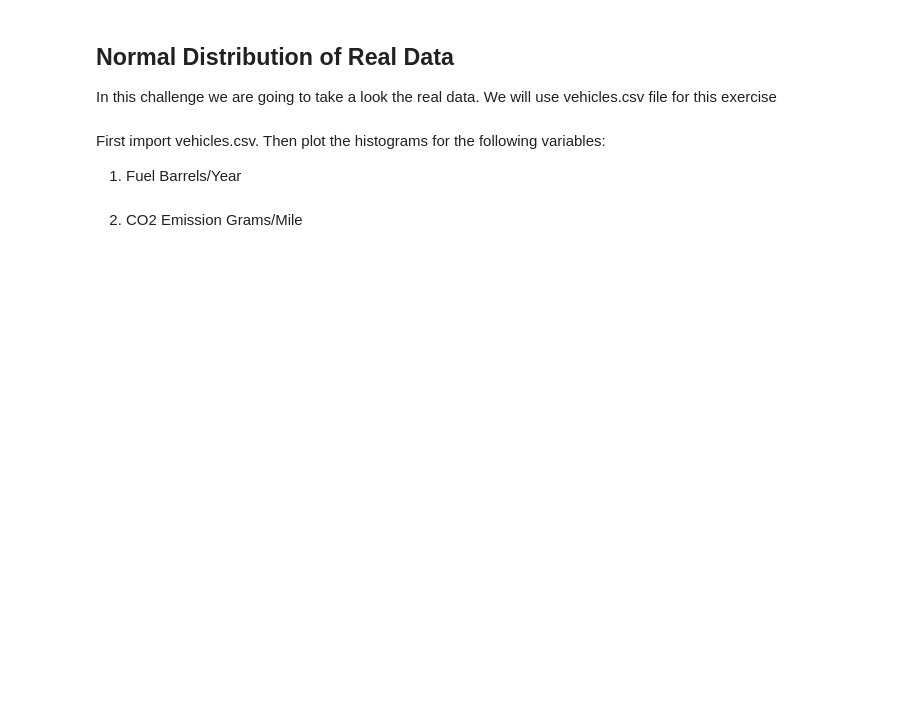
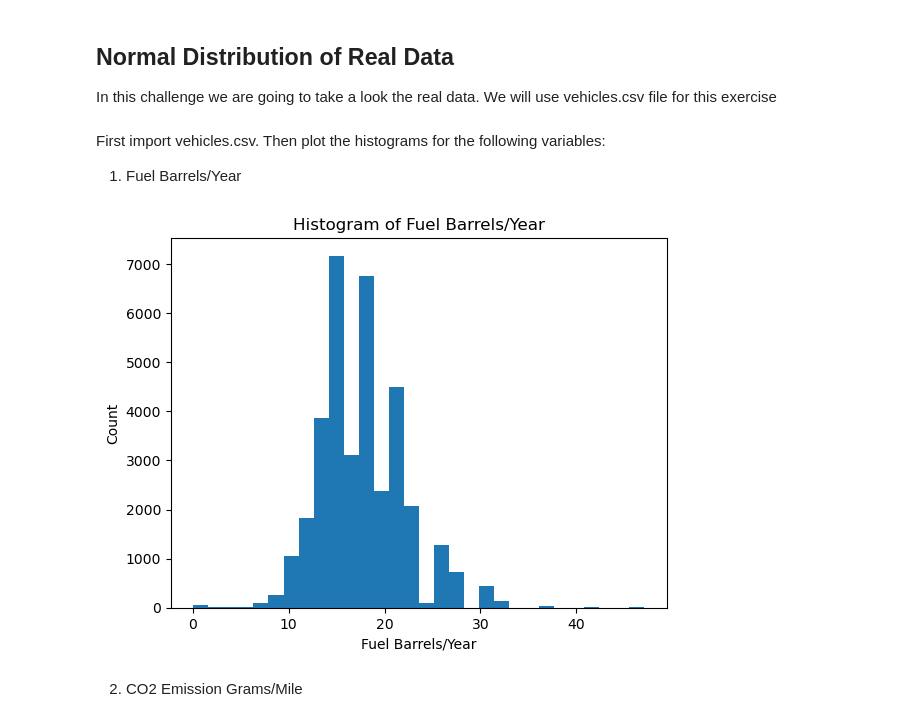
Before and after one commit to vitorferraz19/lab-continuous-probability-distributions-en, a Jupyter notebook: your-code/main.ipynb, the cells around one changed output. Saved outputs shown, nothing was run; the diff lists cells and outputs as text; code cells hidden in the pictures; blank space fills up the shorter version.

```diff
--- a/your-code/main.ipynb
+++ b/your-code/main.ipynb
@@ -199,3 +276,5 @@ In this challenge we are going to take a look the real data. We will use vehicle
+# %%
+df = pd.read_csv("vehicles.csv")
 # %% [markdown]
 First import vehicles.csv.
 Then plot the histograms for the following variables:
@@ -206,3 +283,11 @@ Then plot the histograms for the following variables:
+# %%
+plt.hist(df["Fuel Barrels/Year"], bins=30)
+plt.title("Histogram of Fuel Barrels/Year")
+plt.xlabel("Fuel Barrels/Year")
+plt.ylabel("Count")
+plt.show()
+# %% [output]
+[figure, added]
 # %%
 # your code here
 # %% [markdown]
```
Also changed, not shown: parts of 29 cells of this notebook.
